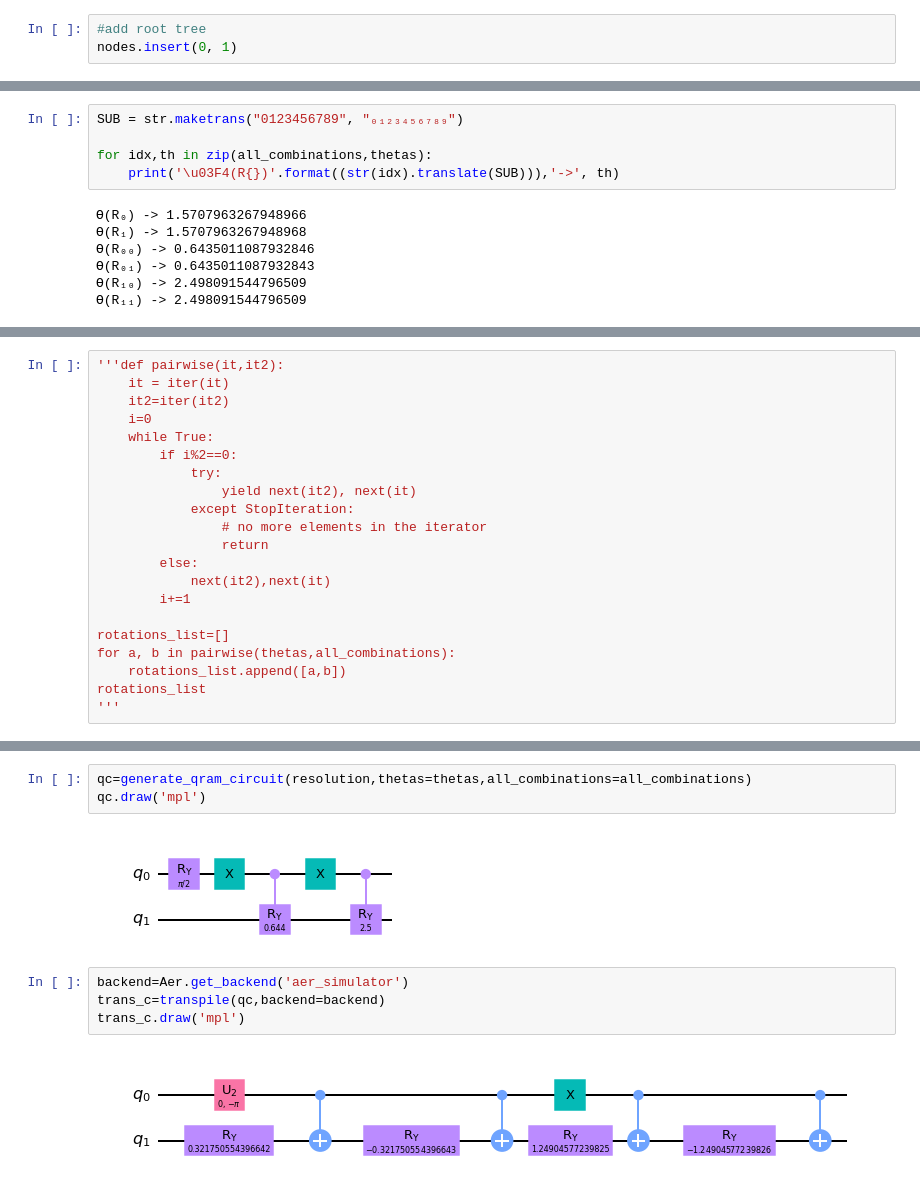
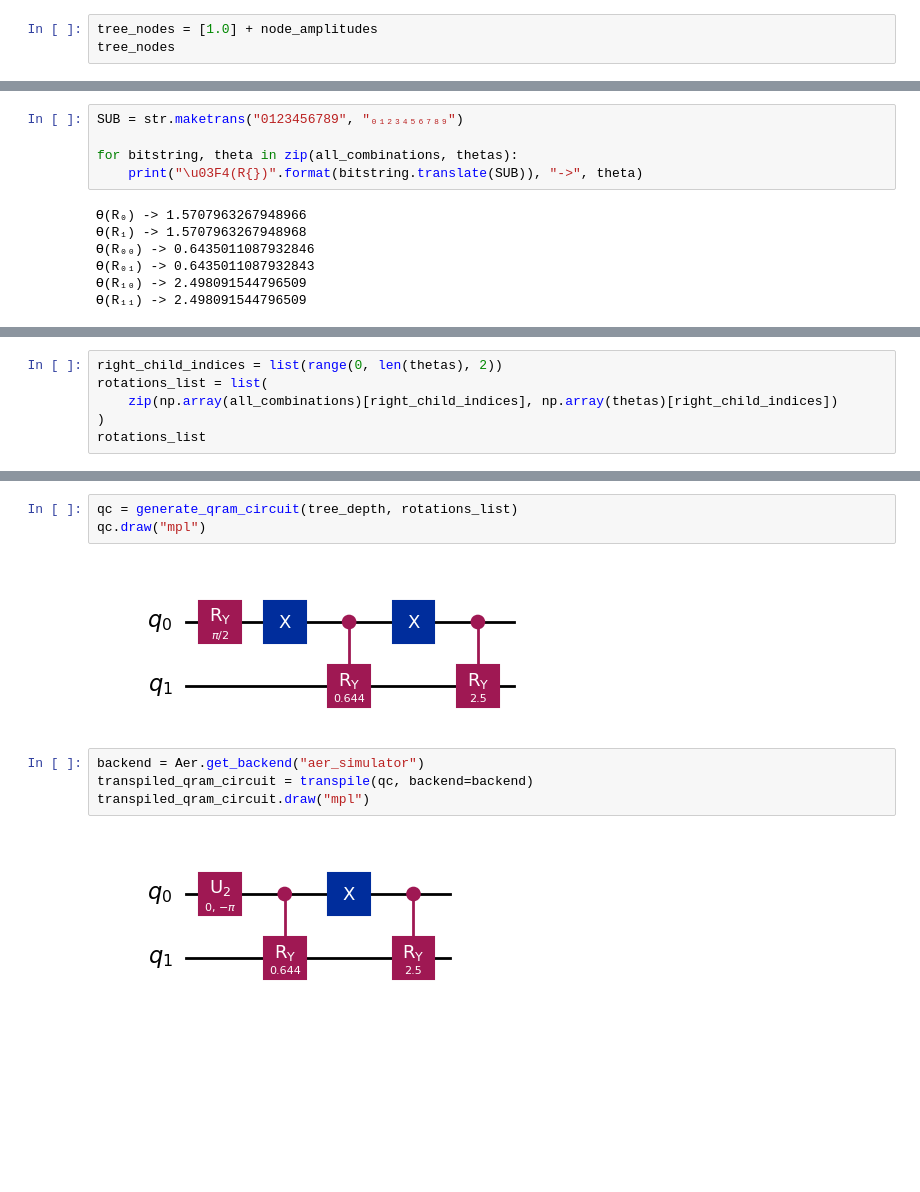
Before and after one commit to Eagle-quantum/QuPCA, a Jupyter notebook: notebooks/explorations/thetas_computation.ipynb, the cells around one changed output, grey strips where cells are left out. Saved outputs shown, nothing was run; the diff lists cells and outputs as text; blank space fills up the shorter version.

```diff
--- a/notebooks/explorations/thetas_computation.ipynb
+++ b/notebooks/explorations/thetas_computation.ipynb
@@ -76,5 +89,5 @@ display.Image("../assets/Qram.png")
 # %% [output]
 [figure]
 # %%
-#add root tree
-nodes.insert(0, 1)
+tree_nodes = [1.0] + node_amplitudes
+tree_nodes
@@ -97,8 +117,8 @@ for i in range(len(nodes)-len(input_probabilities)):
 # %%
 SUB = str.maketrans("0123456789", "₀₁₂₃₄₅₆₇₈₉")
 
-for idx,th in zip(all_combinations,thetas):
-    print('\u03F4(R{})'.format((str(idx).translate(SUB))),'->', th)
+for bitstring, theta in zip(all_combinations, thetas):
+    print("\u03F4(R{})".format(bitstring.translate(SUB)), "->", theta)
 # %% [output]
 ϴ(R₀) -> 1.5707963267948966
 ϴ(R₁) -> 1.5707963267948968
@@ -111,22 +133,7 @@ for idx,th in zip(all_combinations,thetas):
 # %%
-'''def pairwise(it,it2):
-    it = iter(it)
-    it2=iter(it2)
-    i=0
-    while True:
-        if i%2==0:
-            try:
-                yield next(it2), next(it)
-            except StopIteration:
-                # no more elements in the iterator
-                return
-        else:
-            next(it2),next(it)
-        i+=1
-
-rotations_list=[]
-for a, b in pairwise(thetas,all_combinations):
-    rotations_list.append([a,b])
+right_child_indices = list(range(0, len(thetas), 2))
+rotations_list = list(
+    zip(np.array(all_combinations)[right_child_indices], np.array(thetas)[right_child_indices])
+)
 rotations_list
-'''
 # %% [output]
@@ -167,11 +168,11 @@ def generate_qram_circuit(n_qubits, thetas, all_combinations):
 # %%
-qc=generate_qram_circuit(resolution,thetas=thetas,all_combinations=all_combinations)
-qc.draw('mpl')
+qc = generate_qram_circuit(tree_depth, rotations_list)
+qc.draw("mpl")
 # %% [output]
-[figure, old version]
+[figure, new version]
 # %%
-backend=Aer.get_backend('aer_simulator')
-trans_c=transpile(qc,backend=backend)
-trans_c.draw('mpl')
+backend = Aer.get_backend("aer_simulator")
+transpiled_qram_circuit = transpile(qc, backend=backend)
+transpiled_qram_circuit.draw("mpl")
 # %% [output]
-[figure, old version]
+[figure, new version]
```
Also changed, not shown: parts of 15 cells of this notebook, 1 other file.
